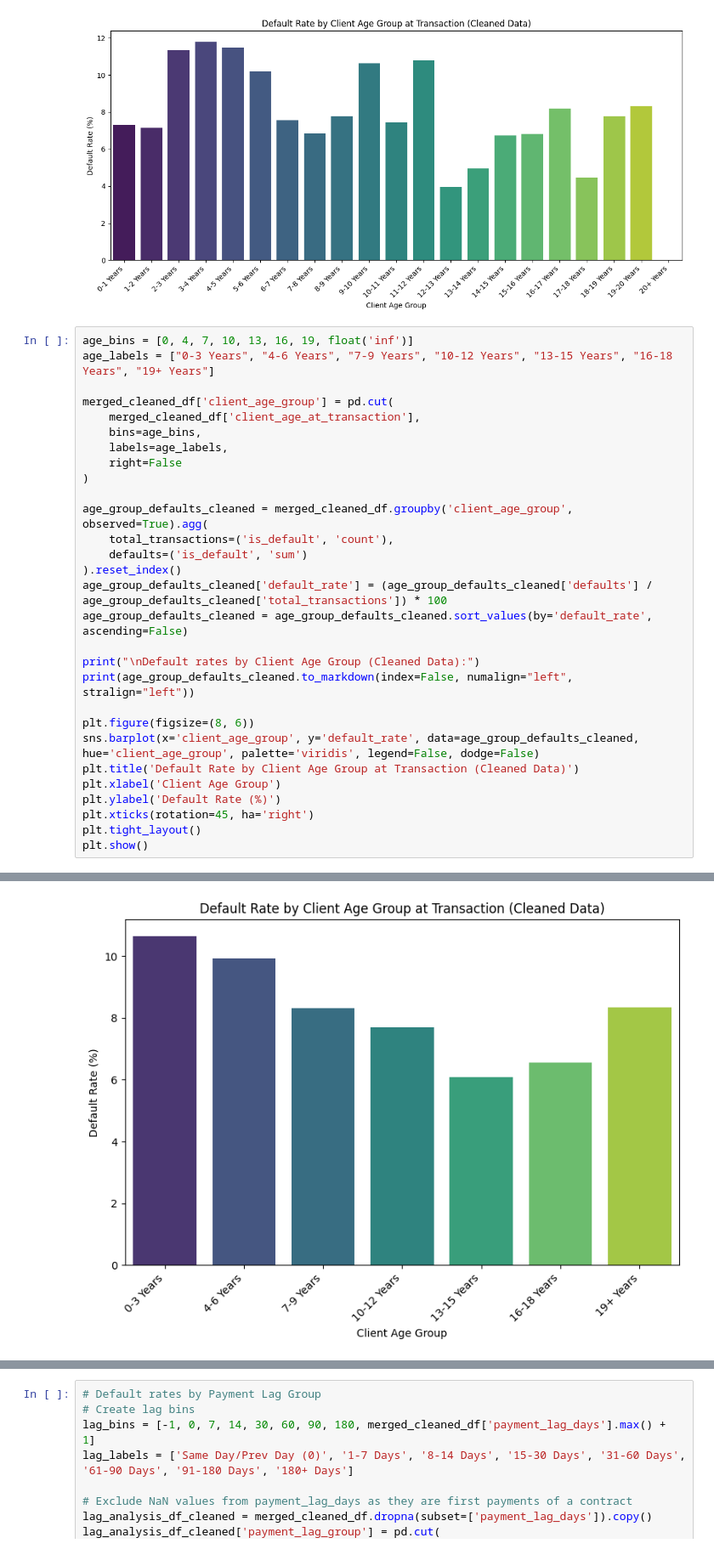
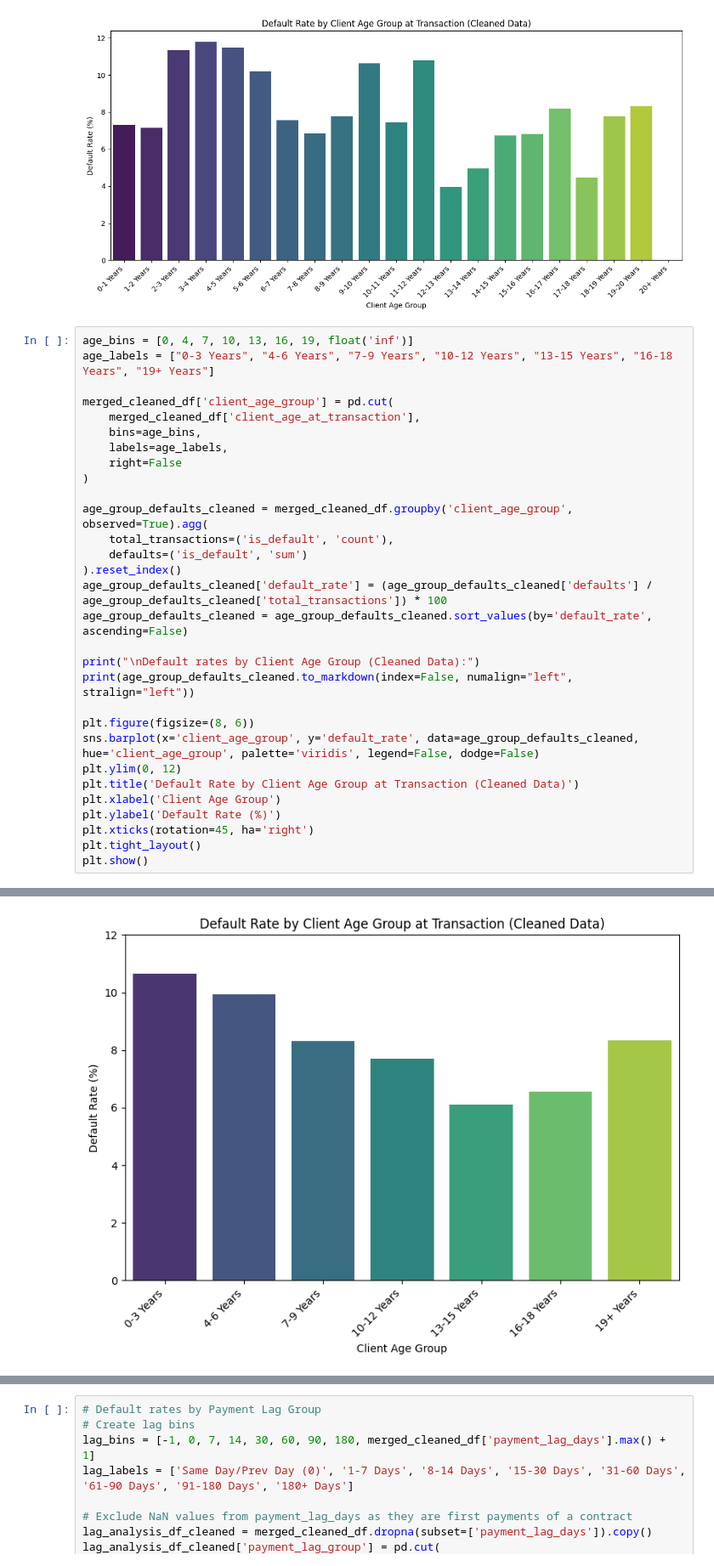
Before and after one commit to jack-braga/Jack-Braga-Case-Study, a Jupyter notebook: Final_Analysis.ipynb, the cells around one changed output, grey strips where cells are left out. Shown at 85% size. Cells and saved outputs as stored; diff of their text form.

```diff
--- a/Final_Analysis.ipynb
+++ b/Final_Analysis.ipynb
@@ -476,34 +477,35 @@ merged_cleaned_df['client_age_group'] = pd.cut(
 
 age_group_defaults_cleaned = merged_cleaned_df.groupby('client_age_group', observed=True).agg(
     total_transactions=('is_default', 'count'),
     defaults=('is_default', 'sum')
 ).reset_index()
 age_group_defaults_cleaned['default_rate'] = (age_group_defaults_cleaned['defaults'] / age_group_defaults_cleaned['total_transactions']) * 100
 age_group_defaults_cleaned = age_group_defaults_cleaned.sort_values(by='default_rate', ascending=False)
 
 print("\nDefault rates by Client Age Group (Cleaned Data):")
 print(age_group_defaults_cleaned.to_markdown(index=False, numalign="left", stralign="left"))
 
 plt.figure(figsize=(8, 6))
 sns.barplot(x='client_age_group', y='default_rate', data=age_group_defaults_cleaned, hue='client_age_group', palette='viridis', legend=False, dodge=False)
+plt.ylim(0, 12)
 plt.title('Default Rate by Client Age Group at Transaction (Cleaned Data)')
 plt.xlabel('Client Age Group')
 plt.ylabel('Default Rate (%)')
 plt.xticks(rotation=45, ha='right')
 plt.tight_layout()
 plt.show()
 # %% [output]
 Default rates by Client Age Group (Cleaned Data):
 | client_age_group   | total_transactions   | defaults   | default_rate   |
 |:-------------------|:---------------------|:-----------|:---------------|
 | 0-3 Years          | 6241                 | 665        | 10.6553        |
 | 4-6 Years          | 5761                 | 572        | 9.92883        |
 | 19+ Years          | 372                  | 31         | 8.33333        |
 | 7-9 Years          | 3415                 | 284        | 8.31625        |
 | 10-12 Years        | 3250                 | 250        | 7.69231        |
 | 16-18 Years        | 4369                 | 286        | 6.54612        |
 | 13-15 Years        | 2151                 | 131        | 6.09019        |
-[figure, old version]
+[figure, new version]
 # %%
 # Temporal Deafults (Month)
 monthly_defaults_cleaned = merged_cleaned_df.groupby('transaction_month').agg(
```
Also changed, not shown: parts of 13 cells of this notebook.
